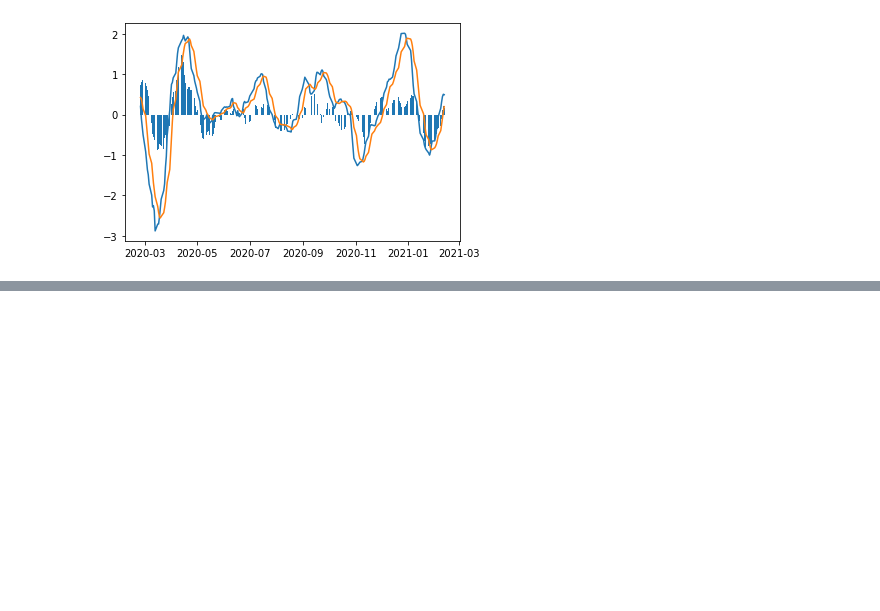
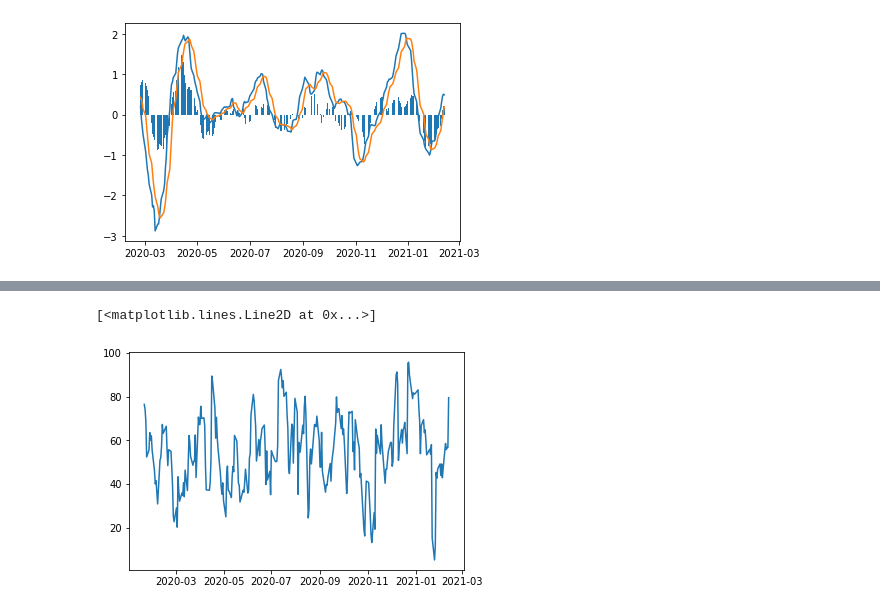
Before and after one commit to 0100101001010000/PyTechnicalIndicators, a Jupyter notebook: Example/test.ipynb, the cells around one changed output, grey strips where cells are left out. Cells and saved outputs as stored; diff of their text form; code cells hidden in the pictures; blank space fills up the shorter version.

```diff
--- a/Example/test.ipynb
+++ b/Example/test.ipynb
@@ -263,0 +323,12 @@ print(personalised_ichimoku_cloud_df)
+# %%
+# Personalised RSI
+# TODO: Explain options
+personalised_rsi = strength_indicators.personalised_rsi(data['Typical Price'], 10, 'ema')
+rsi_x_pers = data.index[10:]
+
+fig_rsi_pers = plt.figure()
+ax_rsi_pers = fig_rsi_pers.add_subplot()
+ax_rsi_pers.plot(rsi_x_pers, personalised_rsi)
+# %% [output]
+[<matplotlib.lines.Line2D at 0x...>]
+[figure, added]
```
Also changed, not shown: parts of 20 cells of this notebook, 1 other file.
